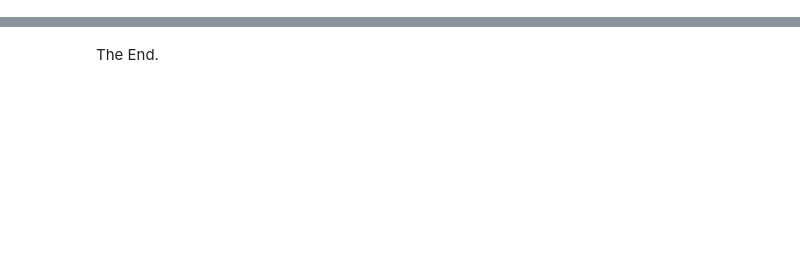
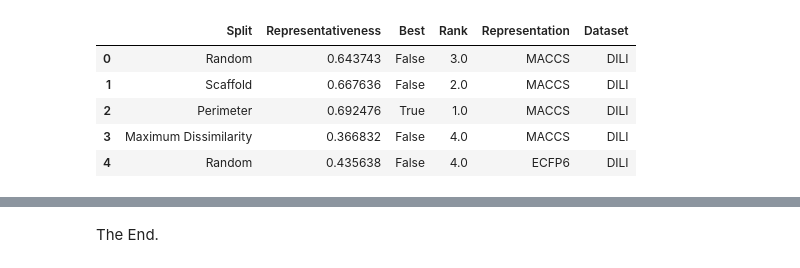
Before and after one commit to valence-labs/mood-experiments, a Jupyter notebook: notebooks/07. Prescribed splits summary.ipynb, the cells around one changed output, grey strips where cells are left out. Cells and saved outputs as stored; diff of their text form; code cells hidden in the pictures; blank space fills up the shorter version.

```diff
--- a/notebooks/07. Prescribed splits summary.ipynb
+++ b/notebooks/07. Prescribed splits summary.ipynb
@@ -11,5 +25,13 @@ sns.set_theme(style="whitegrid")
 # %%
 df = pd.read_csv(path)
 # As this looks nicer for the plots
 df = df.rename(columns={c: c.capitalize() for c in df.columns})
+df.head()
+# %% [output]
+|  | Split | Representativeness | Best | Rank | Representation | Dataset |
+| 0 | Random | 0.643743 | False | 3.0 | MACCS | DILI |
+| 1 | Scaffold | 0.667636 | False | 2.0 | MACCS | DILI |
+| 2 | Perimeter | 0.692476 | True | 1.0 | MACCS | DILI |
+| 3 | Maximum Dissimilarity | 0.366832 | False | 4.0 | MACCS | DILI |
+| 4 | Random | 0.435638 | False | 4.0 | ECFP6 | DILI |
 # %%
```
Also changed, not shown: parts of 6 cells of this notebook, 1 other file.
